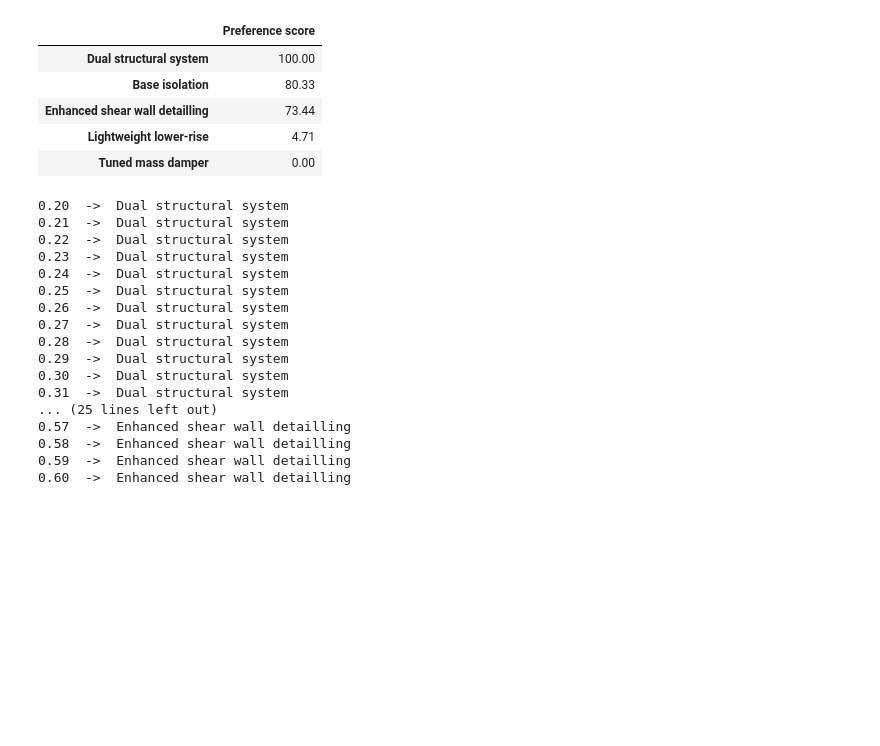
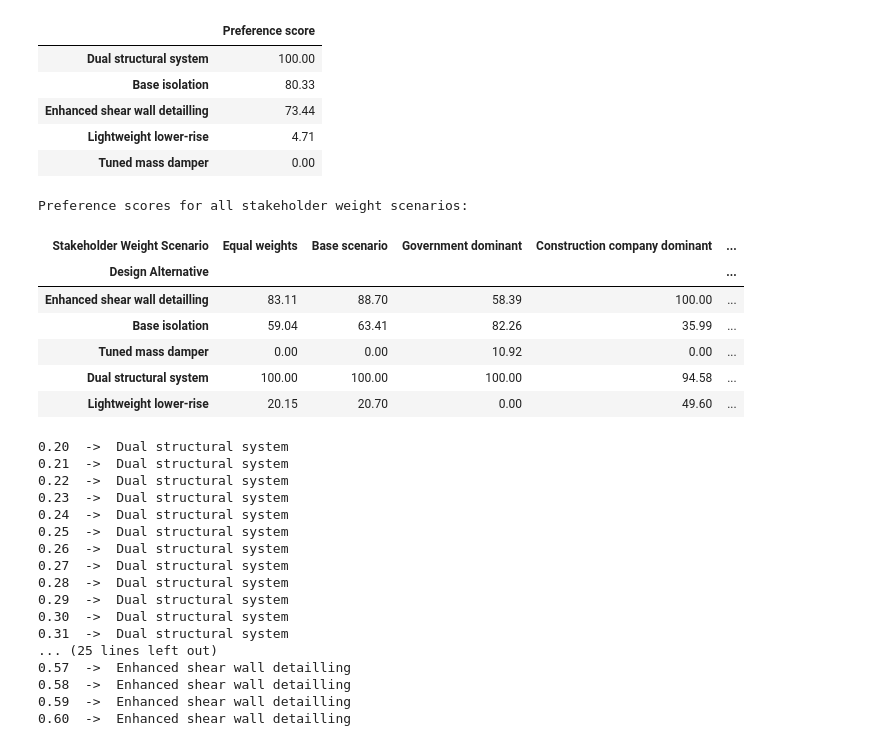
Before and after one commit to SKorpershoek/Program-Base, a Jupyter notebook: EXAMPLE_Gold_Coast_MCDA.ipynb, the cells around one changed output. Cells and saved outputs as stored; diff of their text form; code cells hidden in the pictures; blank space fills up the shorter version.

```diff
--- a/EXAMPLE_Gold_Coast_MCDA.ipynb
+++ b/EXAMPLE_Gold_Coast_MCDA.ipynb
@@ -126,7 +126,7 @@ In this model, all stakeholder groups are initially weighted equally ($w_i = \tf
 #               gov, inhab, constr, asset
 weights_eq =   [0.25, 0.25, 0.25, 0.25]  # equal weights for stakeholders
 weights_base =    [0.2, 0.3, 0.2, 0.3]  # unequal weights for stakeholders
-weights_gov =   [0.4, 0.25, 0.2, 0.15]  # city council dominant weight
+weights_gov =   [0.35, 0.3, 0.2, 0.15]  # city council dominant weight
 weights_constr =   [0.15, 0.20, 0.4, 0.25]  # construction company dominant weight
 weights_asset =   [0.15, 0.20, 0.25, 0.40] # asset dominant weight
 weights_inhab =   [0.2, 0.40, 0.2, 0.20] # inhabitant dominant weight
@@ -189,6 +189,64 @@ Final aggregated preference scores per alternative:
 | Enhanced shear wall detailling | 73.44 |
 | Lightweight lower-rise | 4.71 |
 | Tuned mass damper | 0.00 |
+# %%
+# --- Sensitivity analysis: compare all stakeholder weight scenarios ---
+
+# Store all stakeholder weight scenarios in a dictionary
+weight_scenarios = {
+    "Equal weights": weights_eq,
+    "Base scenario": weights_base,
+    "Government dominant": weights_gov,
+    "Construction company dominant": weights_constr,
+    "Asset owner dominant": weights_asset,
+    "Inhabitants dominant": weights_inhab,
+    "Asset owner excluded": weights_asset_non
+}
+
+# Create an empty dictionary to store the final scores
+scenario_scores = {}
+
+# Calculate the final preference scores for every stakeholder weight scenario
+for scenario_name, weights in weight_scenarios.items():
+
+    # Check that stakeholder weights sum to 1
+    assert np.isclose(sum(weights), 1), \
+        f"Weights for {scenario_name} must sum to 1, got {sum(weights)}"
+
+    # Aggregate stakeholder scores into final scores
+    final_scores = a_fine_aggregator(
+        weights,
+        stakeholder_score_matrix,
+        scores_range=(-0.0, -100.0)
+    )
+
+    # Store scores
+    scenario_scores[scenario_name] = final_scores
+
+
+# Create table:
+# rows = design alternatives
+# columns = stakeholder weight scenarios
+scenario_results = pd.DataFrame(
+    scenario_scores,
+    index=alternatives
+).round(2)
+
+# Give the axes clear names
+scenario_results.index.name = "Design Alternative"
+scenario_results.columns.name = "Stakeholder Weight Scenario"
+
+print("Preference scores for all stakeholder weight scenarios:")
+display(scenario_results)
+# %% [output]
+Preference scores for all stakeholder weight scenarios:
+| Stakeholder Weight Scenario | Equal weights | Base scenario | Government dominant | Construction company dominant | ... |
+| Design Alternative |  |  |  |  | ... |
+| Enhanced shear wall detailling | 83.11 | 88.70 | 58.39 | 100.00 | ... |
+| Base isolation | 59.04 | 63.41 | 82.26 | 35.99 | ... |
+| Tuned mass damper | 0.00 | 0.00 | 10.92 | 0.00 | ... |
+| Dual structural system | 100.00 | 100.00 | 100.00 | 94.58 | ... |
+| Lightweight lower-rise | 20.15 | 20.70 | 0.00 | 49.60 | ... |
 # %%
 i = stakeholders.index("Construction company")
 base = np.array([0.20, 0.30, 0.20, 0.30])
```
